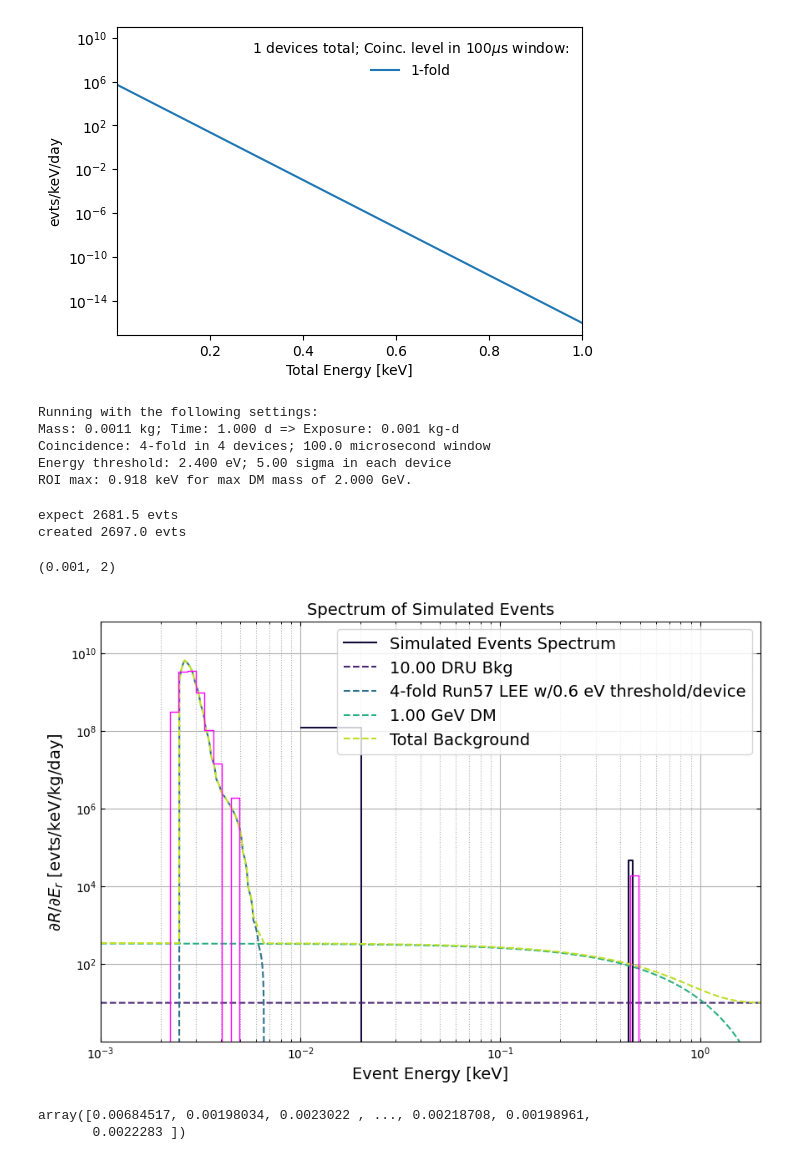
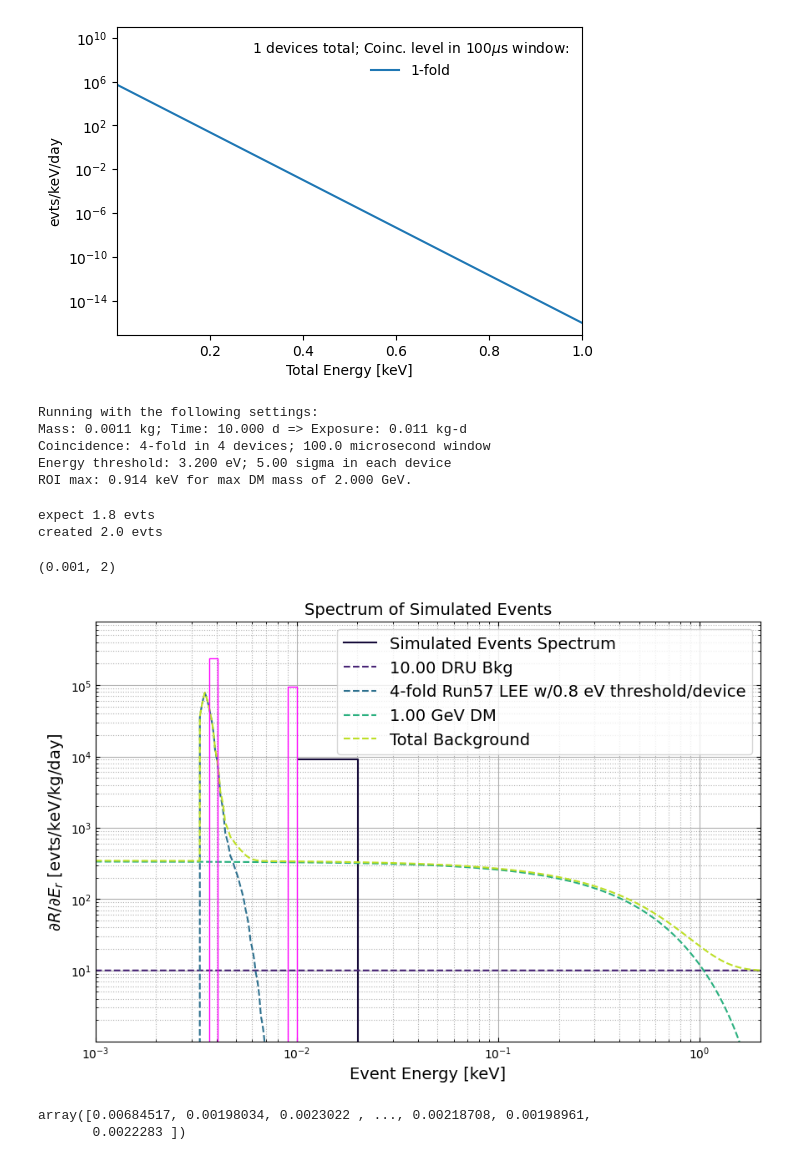
Before and after one commit to spice-herald/DarkLim, a Jupyter notebook: examples/helium-update-playground.ipynb, the cells around one changed output. Drawn from its saved outputs; the diff is of its cells as text; code cells hidden in the pictures.

```diff
--- a/examples/helium-update-playground.ipynb
+++ b/examples/helium-update-playground.ipynb
@@ -151,7 +151,7 @@ savedir = 'testout3'
 change_box = True
 var_threshold = False
 
-energy_res = 0.2e-3 # energy resolution in keV
+energy_res = 0.02e-3 # energy resolution in keV
 
 n_devices = 4
 coinc = 4
@@ -163,7 +163,7 @@ he_gain = 0.15
 #mass_det = 10*1e-3
 #mass_det = 0.010 # mass in kg
 mass_det = 1.1*1e-3
-time_elapsed = 1 # days
+time_elapsed = 10 # days
 efficiency = 1.0
 
 tm = 'He' # target name
@@ -187,7 +187,7 @@ else:
     nsigma = 5
 
 #per_device_threshold = nsigma * energy_res # threshold
-per_device_threshold = 0.6e-3
+per_device_threshold = 0.8e-3
 threshold = coinc*per_device_threshold
 
 SE = darklim.sensitivity.SensEst(mass_det, time_elapsed, eff=efficiency, tm=tm, gain=he_gain)
@@ -202,49 +202,49 @@ print('Energy threshold: {:0.3f} eV; {:0.2f} sigma in each device'.format(thresh
 print('ROI max: {:0.3f} keV for max DM mass of {:0.3f} GeV.'.format(ehigh,max(m_dms)))
 # %% [output]
 Running with the following settings:
-Mass: 0.0011 kg; Time: 1.000 d => Exposure: 0.001 kg-d
+Mass: 0.0011 kg; Time: 10.000 d => Exposure: 0.011 kg-d
 Coincidence: 4-fold in 4 devices; 100.0 microsecond window
-Energy threshold: 2.400 eV; 5.00 sigma in each device
-ROI max: 0.918 keV for max DM mass of 2.000 GeV.
+Energy threshold: 3.200 eV; 5.00 sigma in each device
+ROI max: 0.914 keV for max DM mass of 2.000 GeV.
 # %%
 SE.reset_sim()
 SE.add_flat_bkgd(10) # flat background of 1 DRU
 #SE.add_nfold_powerlaw_lee_bkgd(m=n_devices,n=coinc,w=window)
 #SE.add_run57_lee_bkgd('4-1cm2',m=4,w=window,thres=per_device_threshold)
-SE.add_run57_lee_bkgd('4-1cm2',window='var',part='wpart',thres=per_device_threshold)
+SE.add_run57_lee_bkgd('4-1cm2-thin',window='var',part='wpart',thres=per_device_threshold)
 
 dmmass = 1
 xsec = 2e-38
 SE.add_dm_bkgd(dmmass, xsec)
 
 #en_interp = np.geomspace(1e-6,1, num=1000)
 #dm = smeared_wimp(en_interp,dmmass,sigma0=xsec,tm=tm,res=energy_res)
 
 emax = 2
 
 gen_evts = SE.generate_background(emax, e_low=1e-4, npts=10000, plot_bkgd=True, verbose=True)
 ax = plt.gca()
 
 h = Hist1d(gen_evts[gen_evts>threshold],bins=np.geomspace(1e-4,emax,num=100))
 bw = h.bin_edges[1::]-h.bin_edges[:-1]
 #h *= pile_up_rate/np.sum(h.histogram)
 h *= 1/bw/mass_det/time_elapsed
 h.plot(lw=1,color='magenta')
 
 
 
 #ax.plot(en_interp,dm,ls='-',alpha=1,color='magenta',label='Smeared WIMP')
 
 #plt.ylim(0.1,50)
 ax.set_xscale('log')
 ax.set_xlim(1e-3,emax)
 #ax.axvline(threshold,ls='-',color='red')
 #ax.axvspan(threshold-energy_res,threshold+energy_res,facecolor='red',alpha=0.1)
 # %% [output]
-expect 2681.5 evts
-created 2697.0 evts
+expect 1.8 evts
+created 2.0 evts
 (0.001, 2)
-[figure, old version]
+[figure, new version]
 # %%
 gen_evts
 # %% [output]
```
Also changed, not shown: 2 other files.
